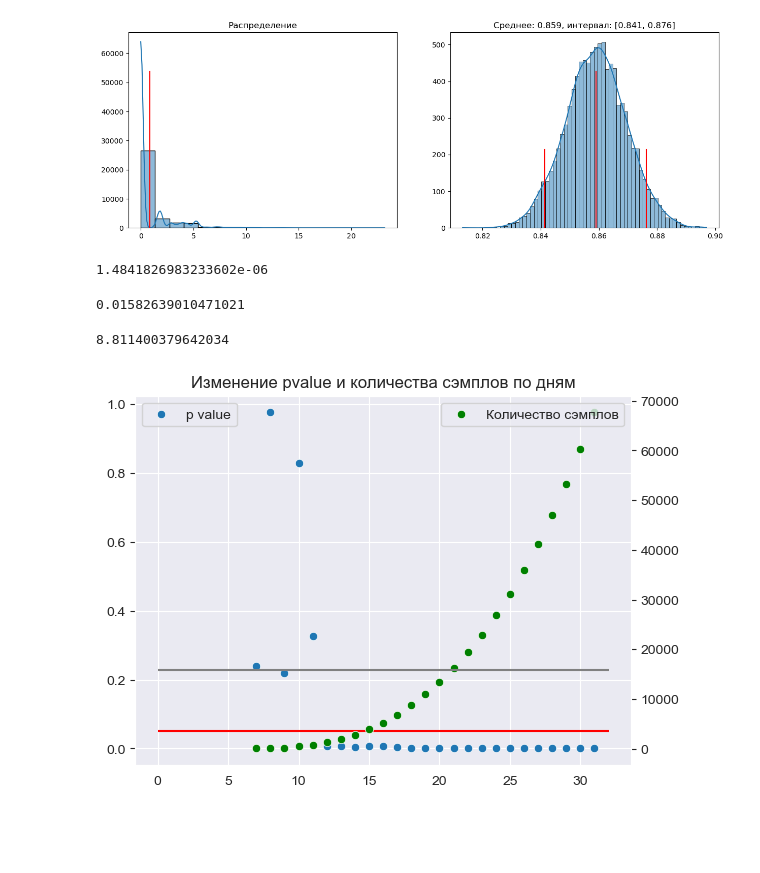
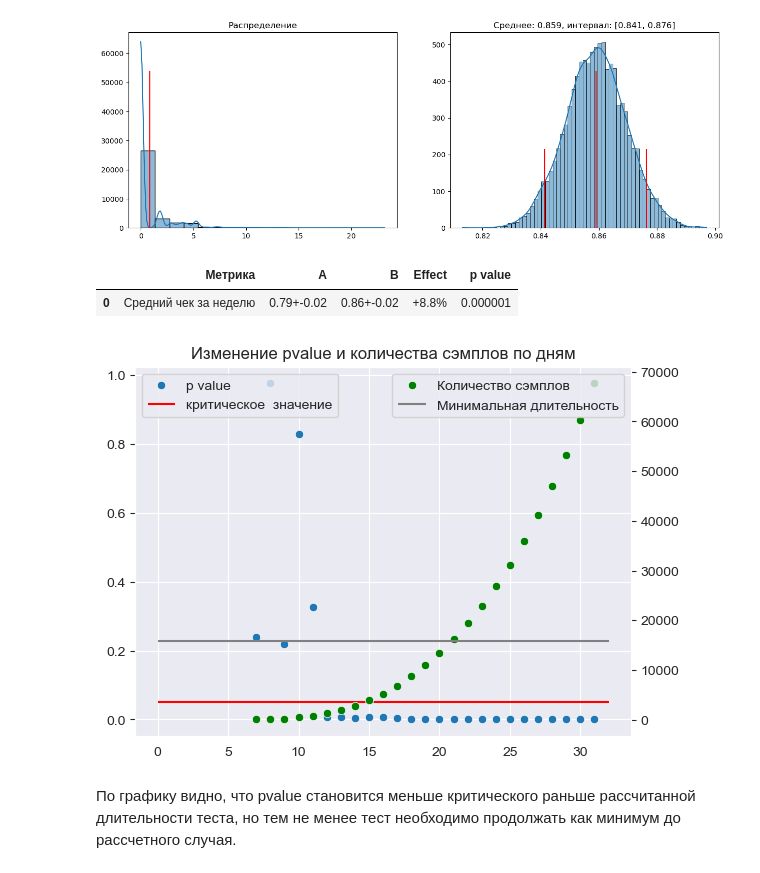
Before and after one commit to Naumenko-KM/MADE_2_AB, a Jupyter notebook: HWs /4.ipynb, the cells around one changed output. Cells and saved outputs as stored; diff of their text form; code cells hidden in the pictures; blank space fills up the shorter version.

```diff
--- a/HWs /4.ipynb
+++ b/HWs /4.ipynb
@@ -234,18 +245,15 @@ x_a_mean, x_a_CI = bootstrap(x_a)
 x_b_mean, x_b_CI = bootstrap(x_b)
 # %% [output]
 [figure]
-# %%
-sps.ttest_ind(x_a, x_b, equal_var=True).pvalue
-# %% [output]
-1.4841826983233602e-06
-# %%
-x_a_mean - x_a_CI[0]
-# %% [output]
-0.01582639010471021
-# %%
-(x_b_mean - x_a_mean) / x_a_mean * 100
-# %% [output]
-8.811400379642034
+# %%
+pvalue = sps.ttest_ind(x_a, x_b, equal_var=True).pvalue
+interval_a = x_b_mean - x_b_CI[0]
+interval_b = x_b_mean - x_b_CI[0]
+effect = (x_b_mean - x_a_mean) / x_a_mean * 100
+pd.DataFrame({'Метрика': ['Средний чек за неделю'], 'A': [f'{x_a_mean:.2}+-{interval_a:.1}'], 'B': [f'{x_b_mean:.2}+-{interval_b:.1}'], 'Effect': [f'+{effect:.2}%'], 'p value': [pvalue]})
+# %% [output]
+|  | Метрика | A | B | Effect | p value |
+| 0 | Средний чек за неделю | 0.79+-0.02 | 0.86+-0.02 | +8.8% | 0.000001 |
 # %%
 days = []
 p_values = []
@@ -272,18 +280,19 @@ for day in tqdm(range(7, 32)):
 # %%
 sns.set_style("darkgrid")
 ax1 = sns.scatterplot(x=days, y=p_values)
 ax1.hlines(0.05, xmin=0, xmax=32, color='red')
-ax1.legend(['p value'], loc="upper left")
-
+plt.legend(['p value', 'критическое  значение'], loc="upper left");
 
 ax2 = ax1.twinx()
 ax2.grid(False)
 ax2 = sns.scatterplot(x=days, y=samples, color='green')
 ax2.hlines(dur, xmin=0, xmax=32, color='gray')
-ax2.legend(['Количество сэмплов'], loc="upper right");
 plt.title('Изменение pvalue и количества сэмплов по дням');
+plt.legend(['Количество сэмплов', 'Минимальная длительность'], loc="upper right");
 # %% [output]
-[figure, old version]
+[figure, new version]
+# %% [markdown]
+По графику видно, что pvalue становится меньше критического раньше рассчитанной длительности теста, но тем не менее тест необходимо продолжать как минимум до рассчетного случая.
 # %%
 CI_a = np.array(CI_a)
 CI_b = np.array(CI_b)
```
Also changed, not shown: parts of 12 cells of this notebook.
